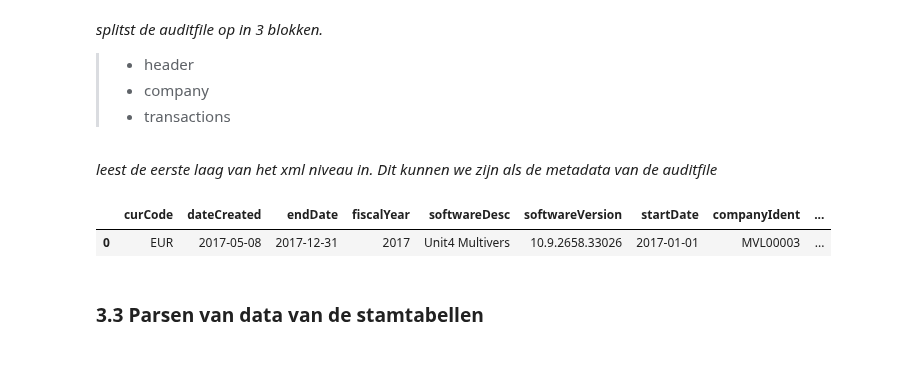
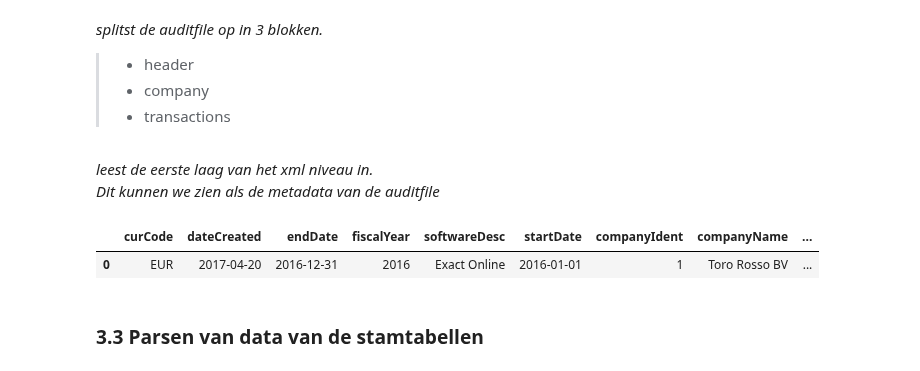
Before and after one commit to melvinfolkers/auditfiles, a Jupyter notebook: auditfile financieel 3 inleesroutine.ipynb, the cells around one changed output. Saved outputs shown, nothing was run; the diff lists cells and outputs as text; code cells hidden in the pictures.

```diff
--- a/auditfile financieel 3 inleesroutine.ipynb
+++ b/auditfile financieel 3 inleesroutine.ipynb
@@ -206 +205,3 @@ file  = r'/Users/melvinfolkers/Documents/github/Analytics/A_GENERAL/auditfiles/'
+# %%
+file  = 'ExactOnline_V32_2016.xaf'
 # %%
@@ -228,16 +235,20 @@ transactions = root.find('af:company/af:transactions', namespaces)
 # %% [markdown]
-_leest de eerste laag van het xml niveau in. Dit kunnen we zijn als de metadata van de auditfile_
+_leest de eerste laag van het xml niveau in. <br>Dit kunnen we zien als de metadata van de auditfile_
 # %%
-
+# zoek per laag naar de informatie die uniek is voor de auditfile.
 headerinfo = pd.DataFrame(parse_info(header), index = [0])
 companyinfo = pd.DataFrame(parse_info(company), index = [0])
 transactioninfo = pd.DataFrame(parse_info(transactions), index = [0])
+
+# plak al deze informatie over de metadata van de auditfiles in 1 dataframe. Dit past in 1 regel.
+
 af_info = pd.concat([headerinfo, companyinfo, transactioninfo], axis = 1)
 
+af_info['file'] = file
 af_info
 # %% [output]
-|  | curCode | dateCreated | endDate | fiscalYear | softwareDesc | softwareVersion | startDate | companyIdent | ... |
-| 0 | EUR | 2017-05-08 | 2017-12-31 | 2017 | Unit4 Multivers | 10.9.2658.33026 | 2017-01-01 | MVL00003 | ... |
+|  | curCode | dateCreated | endDate | fiscalYear | softwareDesc | startDate | companyIdent | companyName | ... |
+| 0 | EUR | 2017-04-20 | 2016-12-31 | 2016 | Exact Online | 2016-01-01 | 1 | Toro Rosso BV | ... |
 # %% [markdown]
 ### 3.3 Parsen van data van de stamtabellen
 # %% [markdown]
```
Also changed, not shown: parts of 45 cells of this notebook, 3 other files.
